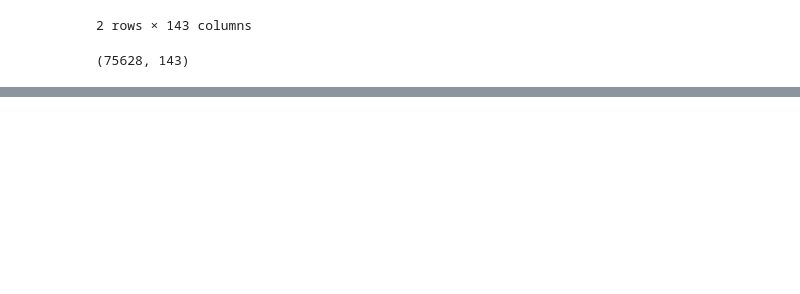
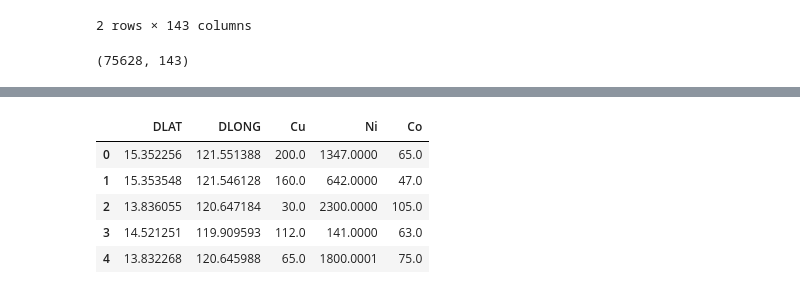
Before and after one commit to franticOreo/CriticalMinerals, a Jupyter notebook: eli/WAMEX_CLOSE_COORDS_MODELLING.ipynb, the cells around one changed output, grey strips where cells are left out. Saved outputs shown, nothing was run; the diff lists cells and outputs as text; code cells hidden in the pictures; blank space fills up the shorter version.

```diff
--- a/eli/WAMEX_CLOSE_COORDS_MODELLING.ipynb
+++ b/eli/WAMEX_CLOSE_COORDS_MODELLING.ipynb
@@ -65,0 +137,11 @@ df_wamex_rc.applymap(replace_neg9999)
+# %%
+df = df.reset_index(drop=True)
+# df = df.drop(columns=['index'])
+df.head()
+# %% [output]
+|  | DLAT | DLONG | Cu | Ni | Co |
+| 0 | 15.352256 | 121.551388 | 200.0 | 1347.0000 | 65.0 |
+| 1 | 15.353548 | 121.546128 | 160.0 | 642.0000 | 47.0 |
+| 2 | 13.836055 | 120.647184 | 30.0 | 2300.0000 | 105.0 |
+| 3 | 14.521251 | 119.909593 | 112.0 | 141.0000 | 63.0 |
+| 4 | 13.832268 | 120.645988 | 65.0 | 1800.0001 | 75.0 |
```
Also changed, not shown: parts of 30 cells of this notebook, 3 other files.
